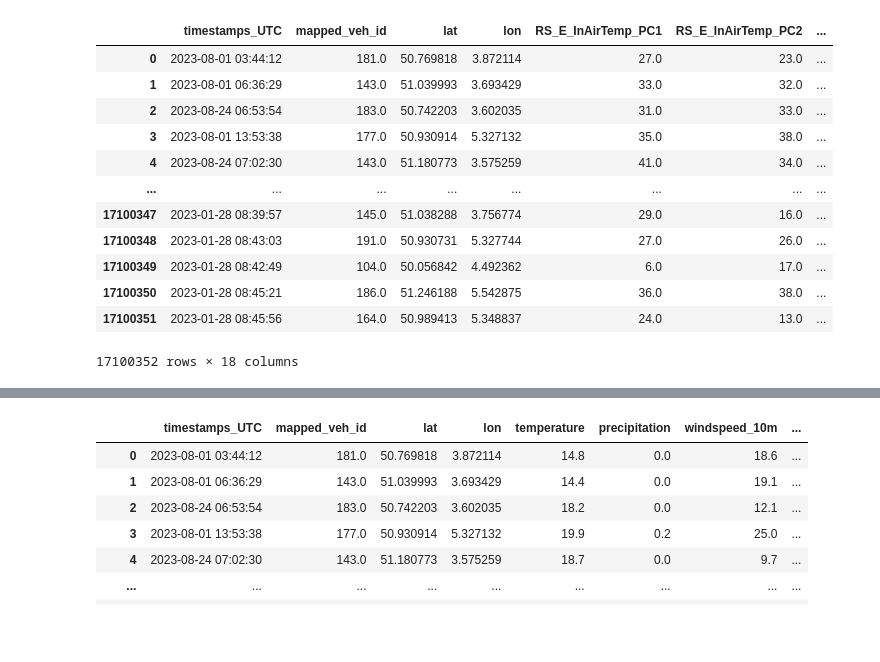
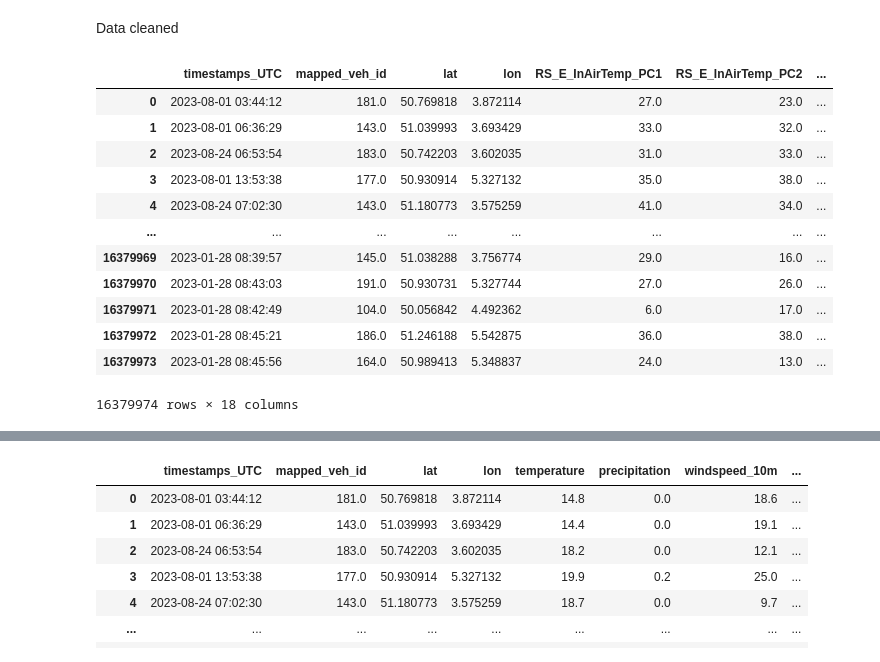
Before and after one commit to koadegno/data-minig-project, a Jupyter notebook: Fuzzy.ipynb, the cells around one changed output, grey strips where cells are left out. Cells and saved outputs as stored; diff of their text form; code cells hidden in the pictures; blank space fills up the shorter version.

```diff
--- a/Fuzzy.ipynb
+++ b/Fuzzy.ipynb
@@ -28,17 +47,19 @@ final_data.to_csv('data.csv', index=False)
+# %% [markdown]
+Data cleaned
 # %%
-data = pd.read_csv('data.csv', sep=';')
+data = pd.read_csv('ar41_for_ulb_cleaned.csv', sep=';')
 data
 # %% [output]
 |  | timestamps_UTC | mapped_veh_id | lat | lon | RS_E_InAirTemp_PC1 | RS_E_InAirTemp_PC2 | ... |
 | 0 | 2023-08-01 03:44:12 | 181.0 | 50.769818 | 3.872114 | 27.0 | 23.0 | ... |
 | 1 | 2023-08-01 06:36:29 | 143.0 | 51.039993 | 3.693429 | 33.0 | 32.0 | ... |
 | 2 | 2023-08-24 06:53:54 | 183.0 | 50.742203 | 3.602035 | 31.0 | 33.0 | ... |
 | 3 | 2023-08-01 13:53:38 | 177.0 | 50.930914 | 5.327132 | 35.0 | 38.0 | ... |
 | 4 | 2023-08-24 07:02:30 | 143.0 | 51.180773 | 3.575259 | 41.0 | 34.0 | ... |
 | ... | ... | ... | ... | ... | ... | ... | ... |
-| 17100347 | 2023-01-28 08:39:57 | 145.0 | 51.038288 | 3.756774 | 29.0 | 16.0 | ... |
-| 17100348 | 2023-01-28 08:43:03 | 191.0 | 50.930731 | 5.327744 | 27.0 | 26.0 | ... |
-| 17100349 | 2023-01-28 08:42:49 | 104.0 | 50.056842 | 4.492362 | 6.0 | 17.0 | ... |
-| 17100350 | 2023-01-28 08:45:21 | 186.0 | 51.246188 | 5.542875 | 36.0 | 38.0 | ... |
-| 17100351 | 2023-01-28 08:45:56 | 164.0 | 50.989413 | 5.348837 | 24.0 | 13.0 | ... |
+| 16379969 | 2023-01-28 08:39:57 | 145.0 | 51.038288 | 3.756774 | 29.0 | 16.0 | ... |
+| 16379970 | 2023-01-28 08:43:03 | 191.0 | 50.930731 | 5.327744 | 27.0 | 26.0 | ... |
+| 16379971 | 2023-01-28 08:42:49 | 104.0 | 50.056842 | 4.492362 | 6.0 | 17.0 | ... |
+| 16379972 | 2023-01-28 08:45:21 | 186.0 | 51.246188 | 5.542875 | 36.0 | 38.0 | ... |
+| 16379973 | 2023-01-28 08:45:56 | 164.0 | 50.989413 | 5.348837 | 24.0 | 13.0 | ... |
-17100352 rows × 18 columns
+16379974 rows × 18 columns
```
Also changed, not shown: parts of 31 cells of this notebook.
